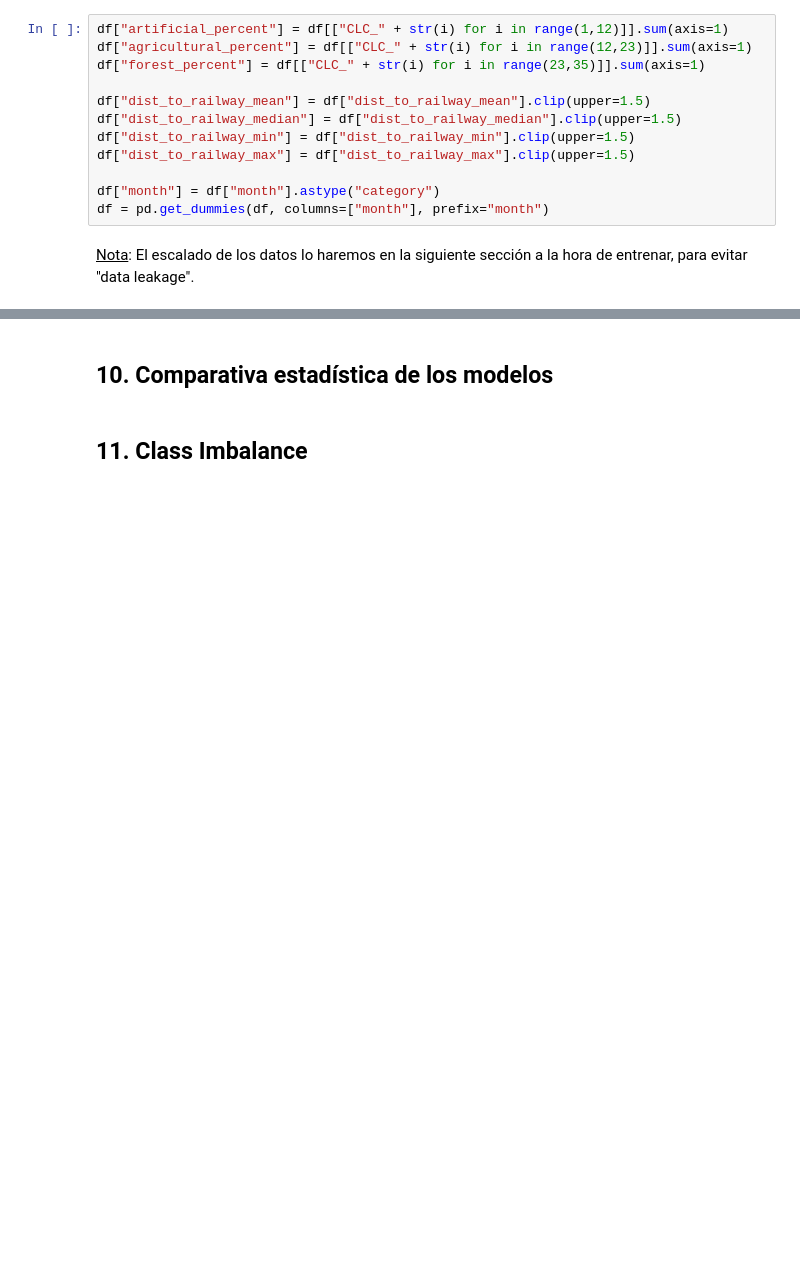
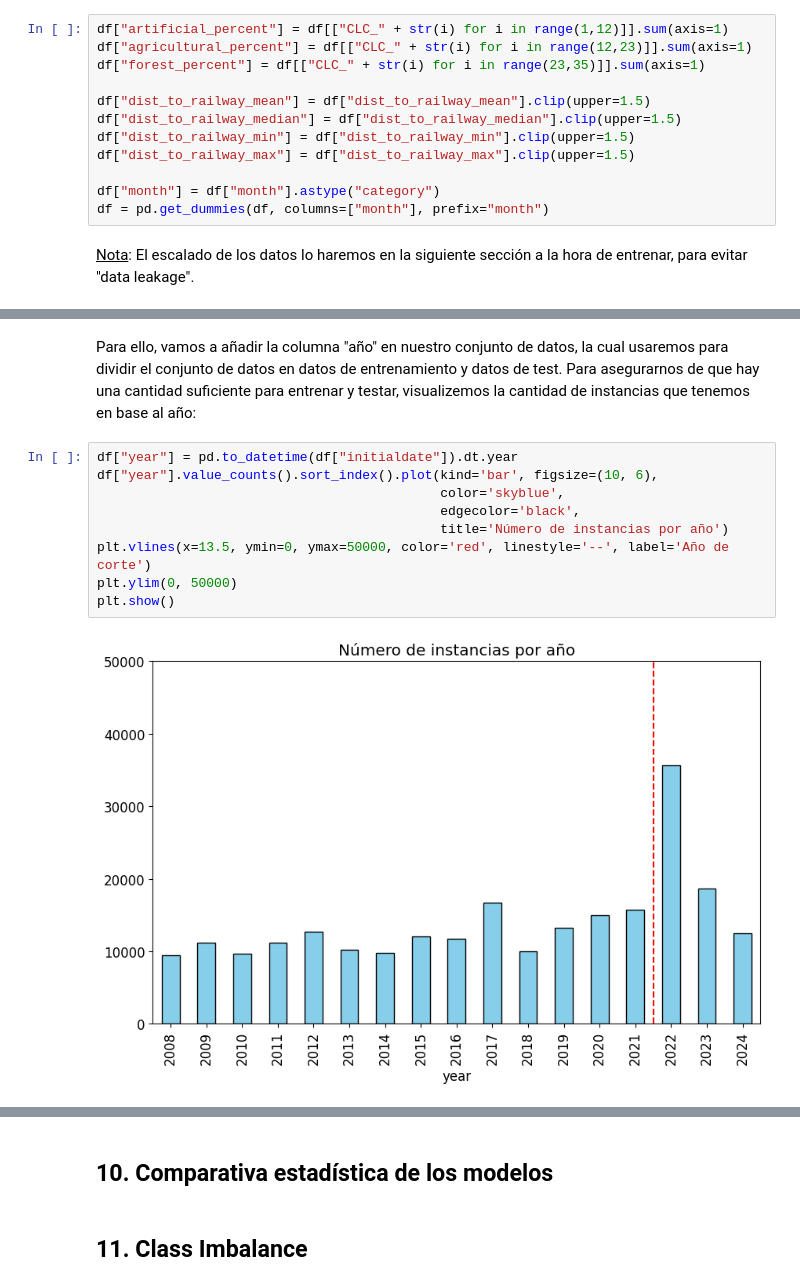
Before and after one commit to JulenErcibengoa/Aprendizaje_Automatico_Avanzado, a Jupyter notebook: src/main.ipynb, the cells around one changed output, grey strips where cells are left out. Cells and saved outputs as stored; diff of their text form; blank space fills up the shorter version.

```diff
--- a/src/main.ipynb
+++ b/src/main.ipynb
@@ -1093,0 +1108,13 @@ df = pd.get_dummies(df, columns=["month"], prefix="month")
+# %% [markdown]
+Para ello, vamos a añadir la columna "año" en nuestro conjunto de datos, la cual usaremos para dividir el conjunto de datos en datos de entrenamiento y datos de test. Para asegurarnos de que hay una cantidad suficiente para entrenar y testar, visualizemos la cantidad de instancias que tenemos en base al año:
+# %%
+df["year"] = pd.to_datetime(df["initialdate"]).dt.year
+df["year"].value_counts().sort_index().plot(kind='bar', figsize=(10, 6),
+                                            color='skyblue',
+                                            edgecolor='black',
+                                            title='Número de instancias por año')
+plt.vlines(x=13.5, ymin=0, ymax=50000, color='red', linestyle='--', label='Año de corte')
+plt.ylim(0, 50000)
+plt.show()
+# %% [output]
+[figure, added]
```
Also changed, not shown: parts of 27 cells of this notebook, 6 other files.
